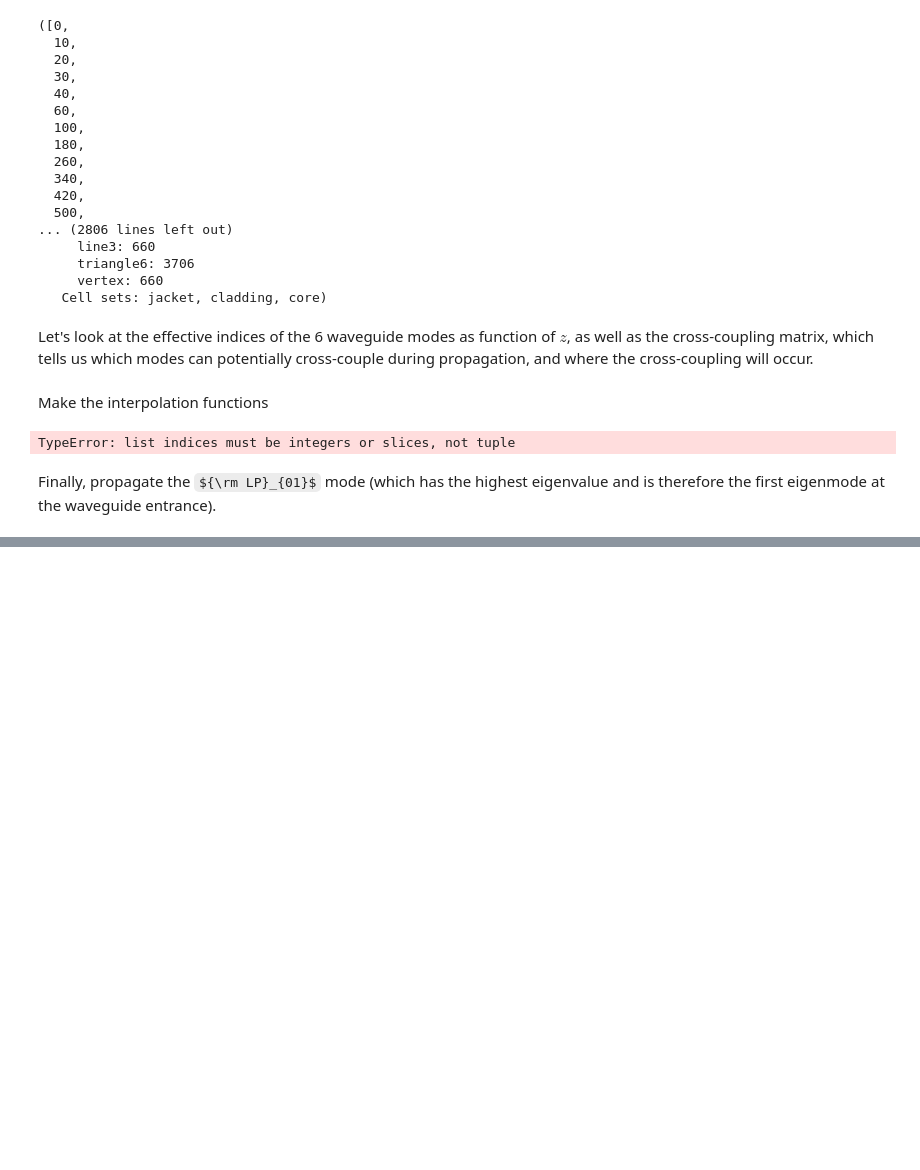
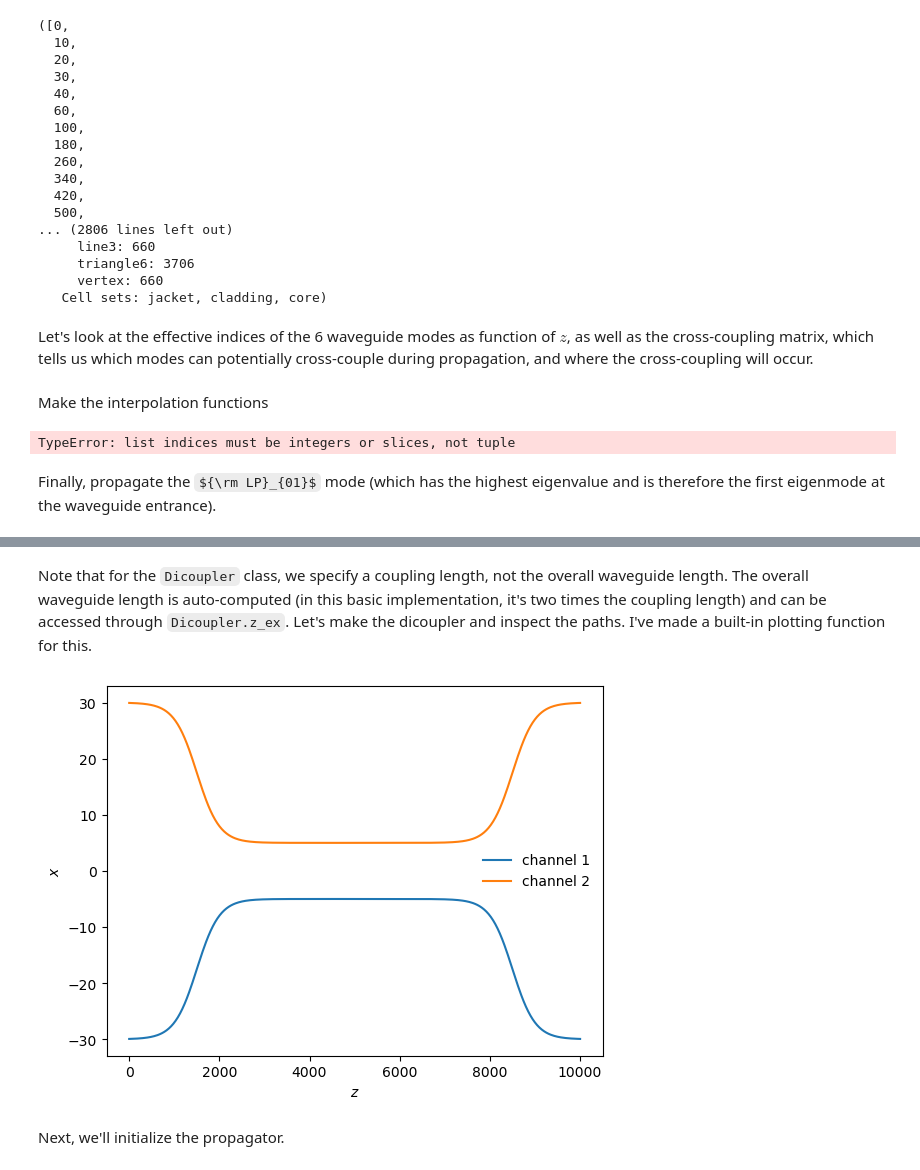
Before and after one commit to jw-lin/cbeam, a Jupyter notebook: coupledbeam.ipynb, the cells around one changed output, grey strips where cells are left out. Saved outputs shown, nothing was run; the diff lists cells and outputs as text; code cells hidden in the pictures; some formulas as TeX source; blank space fills up the shorter version.

```diff
--- a/coupledbeam.ipynb
+++ b/coupledbeam.ipynb
@@ -312,0 +359,36 @@ plt.show()
+# %%
+### symmetric dicoupler propagation parameters ###
+
+wl = 1.55                       # wavelength, um
+dmin = 10.                      # minimum center-to-center separation of single mode channels
+dmax = 60.                      # maximum center-to-center separation of single mode channels
+coupling_length = 5000.         # length of coupling region (where SM channels are close)
+bend_length = coupling_length/2.5         # approximate length of channel bends
+
+rcore = 3.                      # core radius. we will simulate a symmetric dicoupler, so core radii of both channels are the same
+
+nclad = 1.444                   # cladding refractive index
+ncore = nclad + 8.8e-3          # SM core refractive index
+
+# mesh params #
+core_res = 60                      # no. of line segments to use to resolve the core-cladding interface(s)
+clad_mesh_size = 5.0               # mesh size (triangle side length) to use in the cladding region
+core_mesh_size = 1.0               # mesh size (triangle side length) to use inside the cores
+
+# solve params #
+tol = 1e-4
+min_zstep = 1.25
+max_zstep = 320.
+# %% [markdown]
+Note that for the `Dicoupler` class, we specify a coupling length, not the overall waveguide length. The overall waveguide length is auto-computed (in this basic implementation, it's two times the coupling length) and can be accessed through `Dicoupler.z_ex`.
+Let's make the dicoupler and inspect the paths. I've made a built-in plotting function for this.
+# %%
+import waveguide
+
+dicoupler = waveguide.Dicoupler(rcore,rcore,ncore,ncore,dmax,dmin,nclad,coupling_length,bend_length,core_res,core_mesh_size=core_mesh_size,clad_mesh_size=clad_mesh_size)
+
+dicoupler.plot_paths()
+# %% [output]
+[figure, added]
+# %% [markdown]
+Next, we'll initialize the propagator.
```
Also changed, not shown: parts of 22 cells of this notebook, 2 other files.
